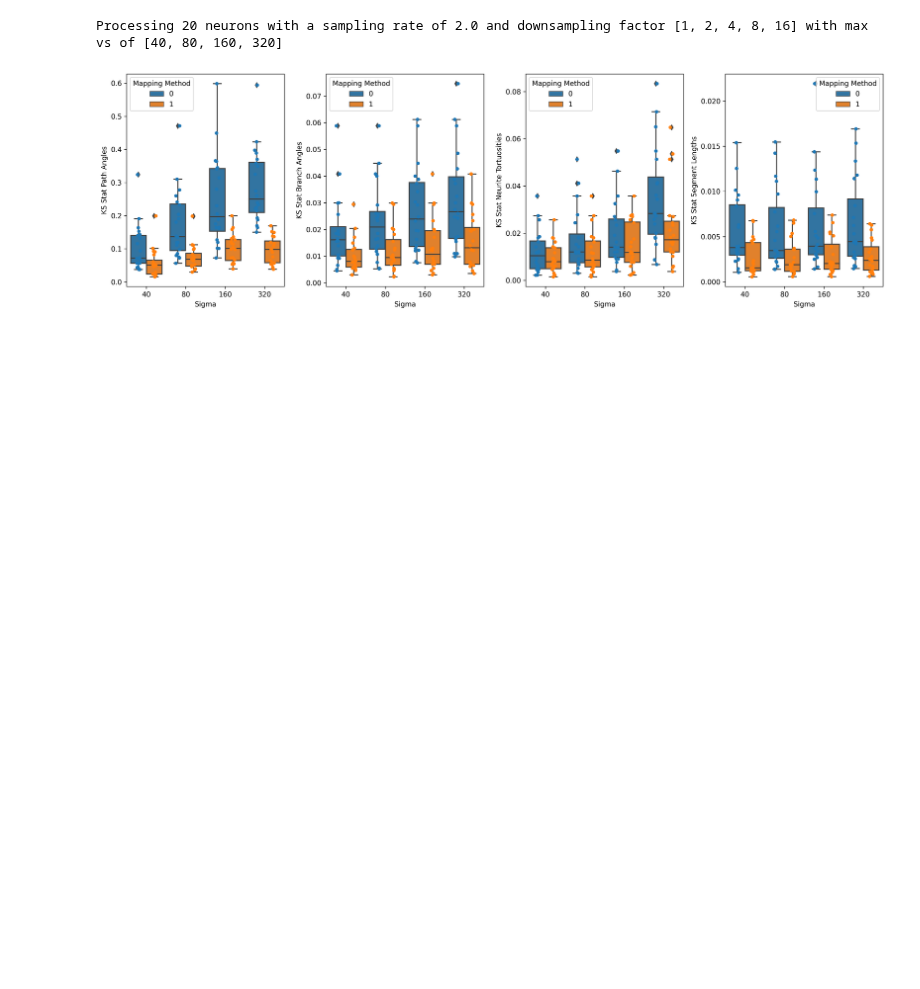
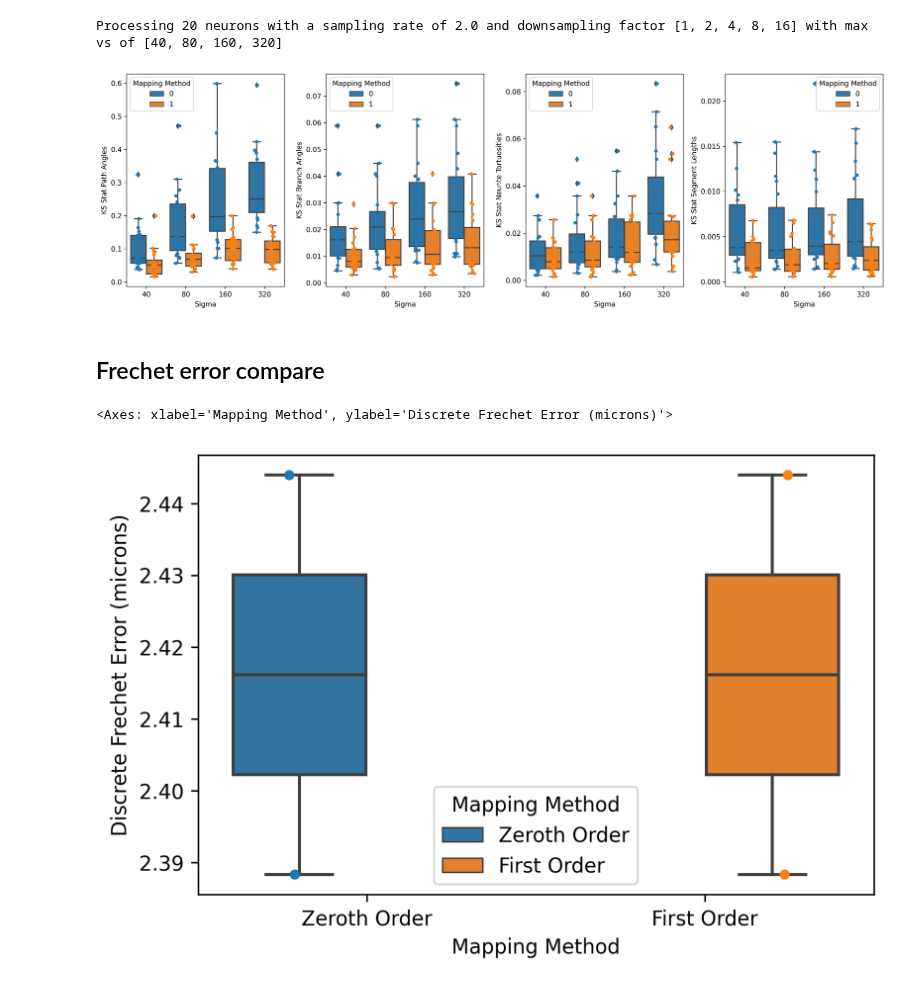
Before and after one commit to neurodata/brainlit, a Jupyter notebook: experiments/map_neurons/other/morphometrics-compare.ipynb, the cells around one changed output. Drawn from its saved outputs; the diff is of its cells as text; code cells hidden in the pictures; blank space fills up the shorter version.

```diff
--- a/experiments/map_neurons/other/morphometrics-compare.ipynb
+++ b/experiments/map_neurons/other/morphometrics-compare.ipynb
@@ -140,3 +140,38 @@ f.set_figwidth(16)
 f.tight_layout()
 # %% [output]
 [figure]
+# %% [markdown]
+## Frechet error compare
+# %%
+# INPUTS
+sigmas = [40, 80, 160, 320]
+sampling = 2.0
+ds_factors = [1, 2, 4, 8, 16]
+results_dir = Path(
+    "/Users/thomasathey/Documents/mimlab/mouselight/axon_mapping/mouselight-swcs/swcs-1/results-errors"
+)
+# %%
+res_files = os.listdir(results_dir)
+res_files = [r for r in res_files if ".pickle" in r]
+
+res_sigmas = []
+
+
+for f_idx, res_file in enumerate(tqdm(res_files, desc="reading files")):
+
+    res_path = results_dir / res_file
+    with open(res_path, 'rb') as handle:
+        data = pickle.load(handle)
+
+    if f_idx == 0:
+        df = pd.DataFrame(data=data)
+    else:
+        df = pd.concat([df, pd.DataFrame(data=data)], ignore_index=True)
+# %%
+f, ax = plt.subplots(1, 1, dpi=300)
+
+sns.stripplot(data=df, x="Mapping Method", y="Discrete Frechet Error (microns)", ax=ax, hue="Mapping Method", dodge=True, edgecolor='gray', legend=None)
+sns.boxplot(data=df, x="Mapping Method", y="Discrete Frechet Error (microns)", ax=ax, hue="Mapping Method")
+# %% [output]
+<Axes: xlabel='Mapping Method', ylabel='Discrete Frechet Error (microns)'>
+[figure, added]
```
Also changed, not shown: parts of 1 cell of this notebook, 2 other files.
